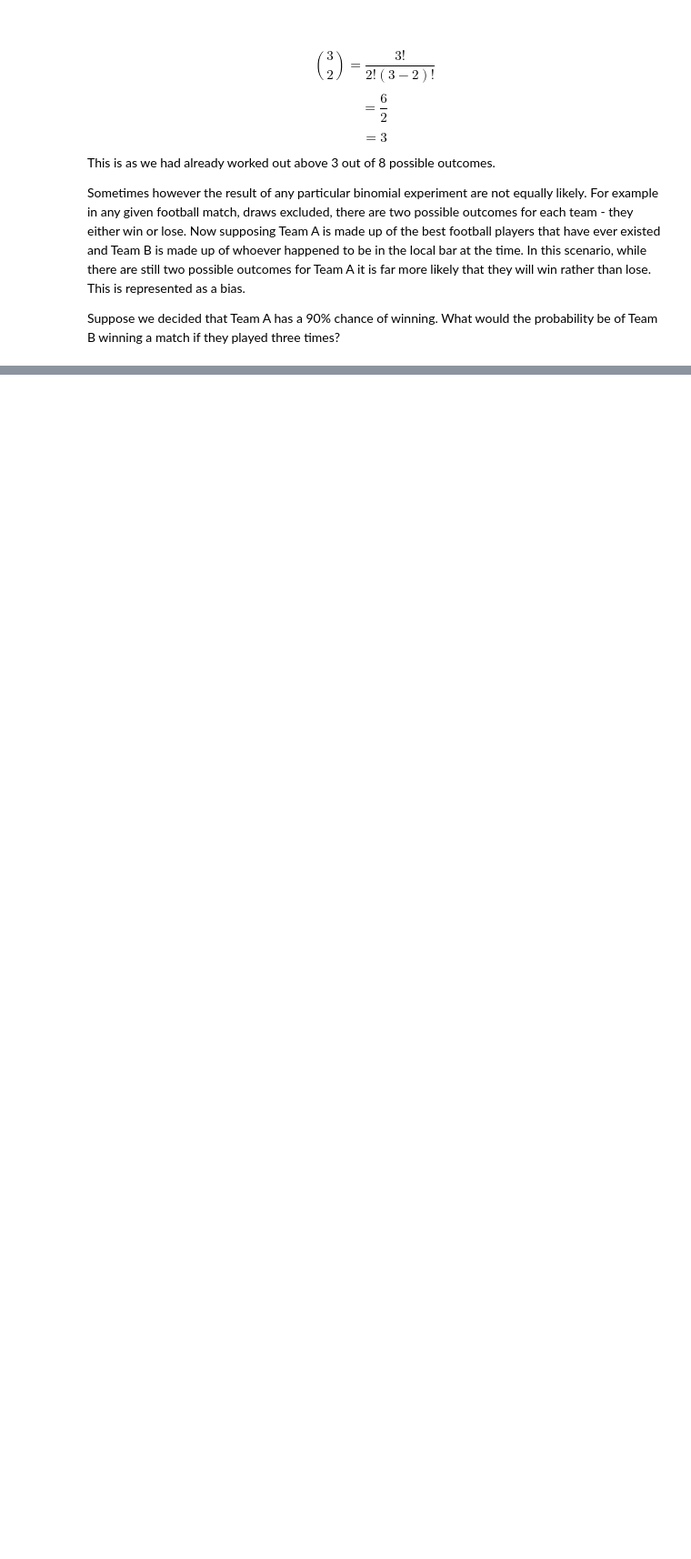
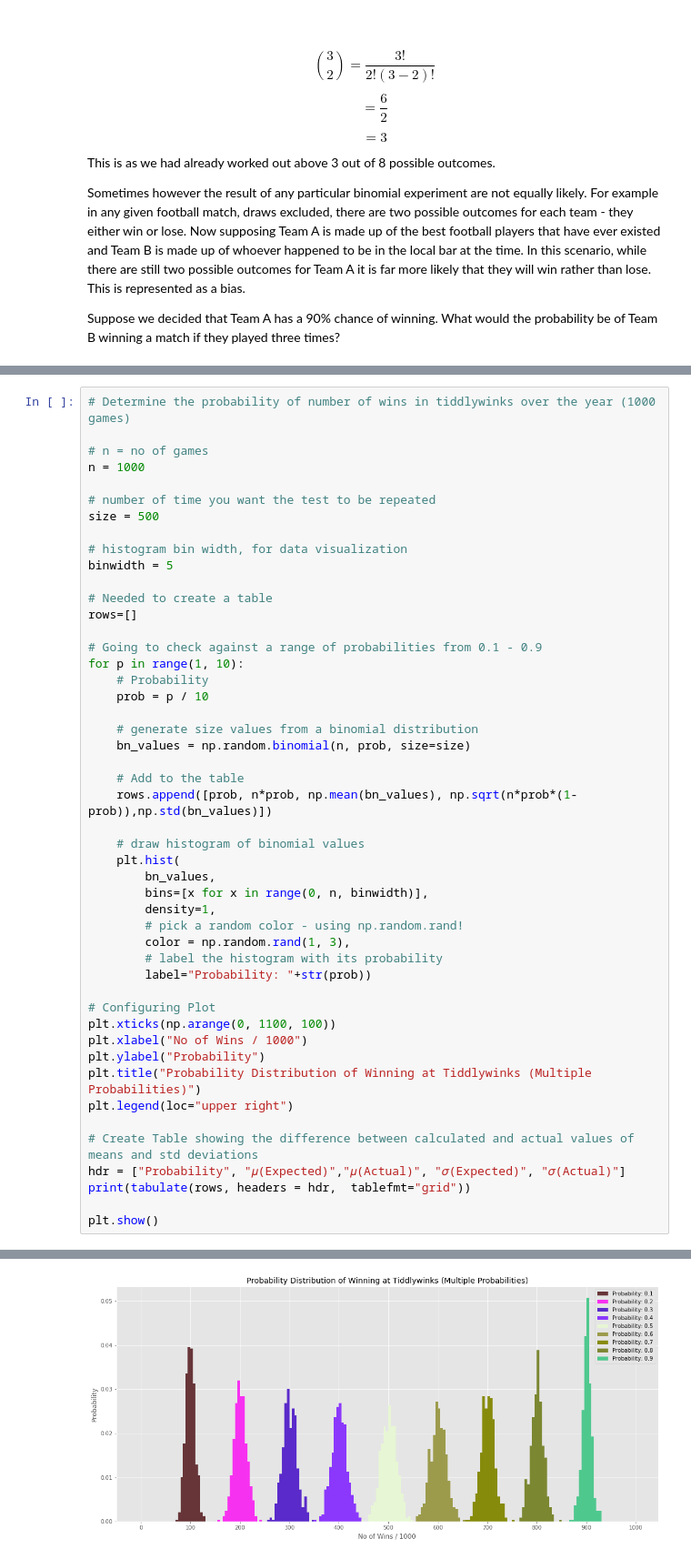
Before and after one commit to YBrady/03-PDA-Assignment-numpy.random, a Jupyter notebook: 03-PDA-numpy.random.ipynb, the cells around one changed output, grey strips where cells are left out. Shown: that part at 91% size. Drawn from its saved outputs; the diff is of its cells as text; blank space fills up the shorter version.

```diff
--- a/03-PDA-numpy.random.ipynb
+++ b/03-PDA-numpy.random.ipynb
@@ -742,0 +847,49 @@ $$ \sigma = \sqrt{N\pi(1-\pi)}$$
+# %%
+# Determine the probability of number of wins in tiddlywinks over the year (1000 games)
+
+# n = no of games
+n = 1000
+
+# number of time you want the test to be repeated
+size = 500
+
+# histogram bin width, for data visualization
+binwidth = 5
+
+# Needed to create a table
+rows=[]
+
+# Going to check against a range of probabilities from 0.1 - 0.9
+for p in range(1, 10):
+    # Probability
+    prob = p / 10
+
+    # generate size values from a binomial distribution
+    bn_values = np.random.binomial(n, prob, size=size)
+
+    # Add to the table
+    rows.append([prob, n*prob, np.mean(bn_values), np.sqrt(n*prob*(1-prob)),np.std(bn_values)])
+
+    # draw histogram of binomial values
+    plt.hist(
+        bn_values,
+        bins=[x for x in range(0, n, binwidth)],
+        density=1,
+        # pick a random color - using np.random.rand!
+        color = np.random.rand(1, 3),
+        # label the histogram with its probability
+        label="Probability: "+str(prob))
+
+# Configuring Plot
+plt.xticks(np.arange(0, 1100, 100))
+plt.xlabel("No of Wins / 1000")
+plt.ylabel("Probability")
+plt.title("Probability Distribution of Winning at Tiddlywinks (Multiple Probabilities)")
+plt.legend(loc="upper right")
+
+# Create Table showing the difference between calculated and actual values of means and std deviations
+hdr = ["Probability", "𝜇(Expected)","𝜇(Actual)", "𝜎(Expected)", "𝜎(Actual)"]
+print(tabulate(rows, headers = hdr,  tablefmt="grid"))
+
+plt.show()
+# %% [output]
@@ -742,0 +913 @@ $$ \sigma = \sqrt{N\pi(1-\pi)}$$
+[figure, added]
```
Also changed, not shown: parts of 88 cells of this notebook, 7 other files.
